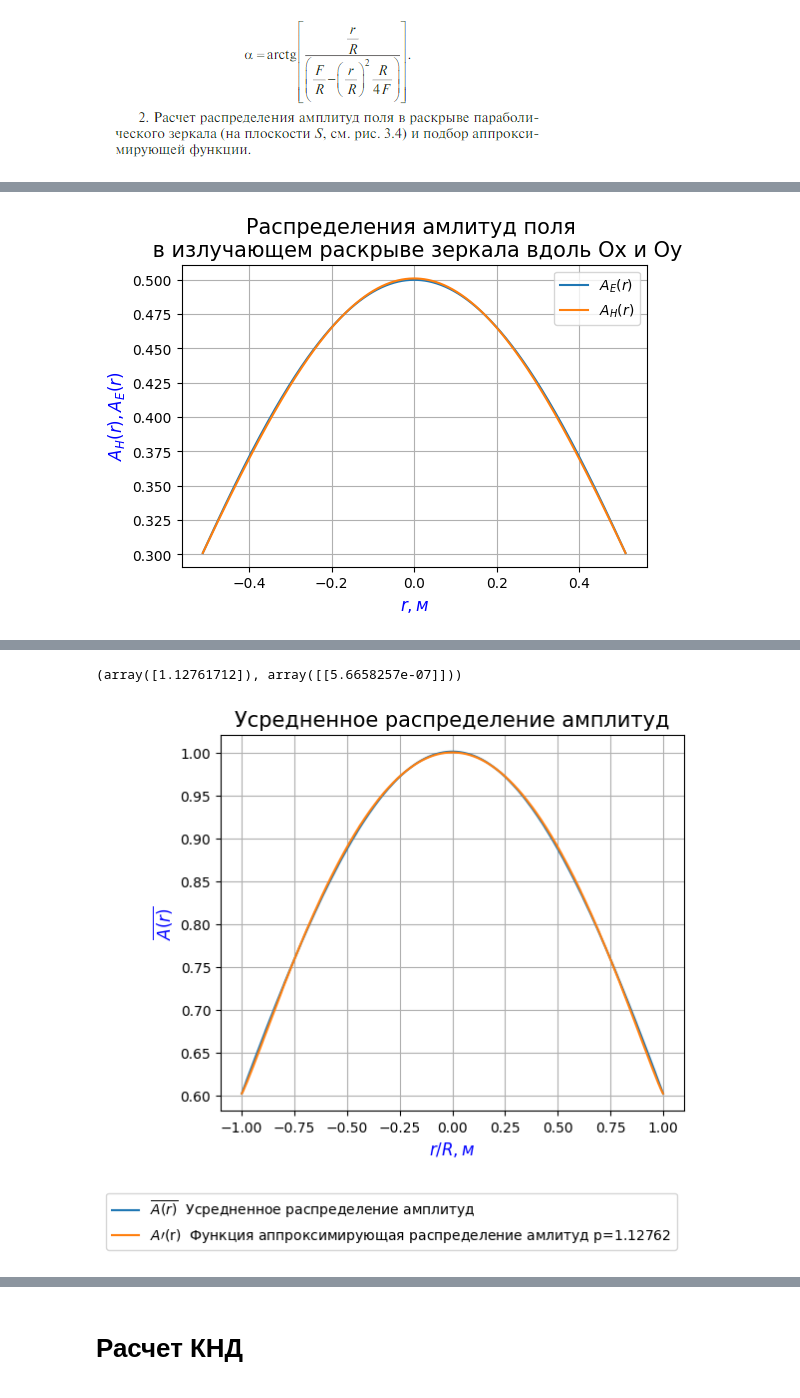
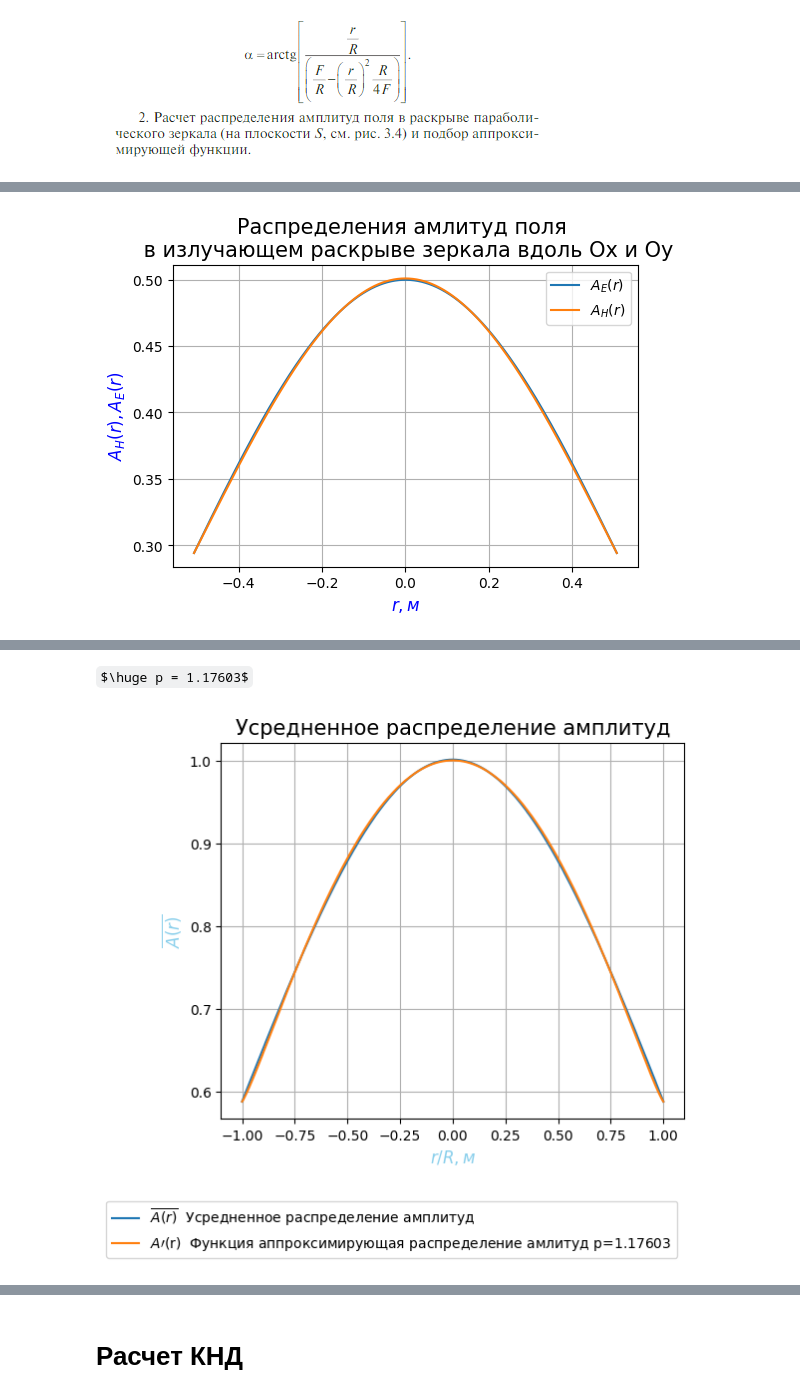
Before and after one commit to AlfaIV/Microwave-and-Antennas-LabWork, a Jupyter notebook: Курсач_СВЧ.ipynb, the cells around one changed output, grey strips where cells are left out. Saved outputs shown, nothing was run; the diff lists cells and outputs as text; code cells hidden in the pictures; some formulas as TeX source.

```diff
--- a/Курсач_СВЧ.ipynb
+++ b/Курсач_СВЧ.ipynb
@@ -53,6 +58,10 @@ import plotly.express as px
 # %% [markdown]
 Зададим начальные условия расчета
 # %%
-f_lim = 8.3e9 #задаем частоту на заданном интервале
+#f_lim = 8.3e9 #задаем частоту на заданном интервале
+f_lim = 8.3e9
+f_l = 7.9e9
+f_h = 8.4e9
 nu = 0.5 #КИП
 G_lim_dB = 36 #КУ в дБ
+f_lim = f_h
@@ -83,8 +147,9 @@ S = pi*R^2 = pi*D^2/4
 
 #задаем начальные значения произвольно
 # 87,10
-psi_0 = rf_math.degree_2_radian(87)
-varphi_2 = rf_math.degree_2_radian(10)
+# 87 20
+psi_0 = rf_math.degree_2_radian(89)
+varphi_2 = rf_math.degree_2_radian(20)
 
 #проводим вычисления параметров антенны
 e = sin((psi_0 + varphi_2)/2)/sin((psi_0 - varphi_2)/2)
@@ -509,7 +646,7 @@ plt.legend()
 plt.ylabel('$A_H(r),A_E(r)$', fontsize=12, color='blue')
 plt.grid(True)
 # %% [output]
-[figure, old version]
+[figure, new version]
 # %% [markdown]
 ![image.png](embedded-picture-1)
 # %%
@@ -526,24 +663,26 @@ A_prime = lambda r,p: a_0 + (1 - a_0)*(1 - (r/R)**2)**p
 p = opt.curve_fit(A_prime,r,data_A)
 #min_func(1)
 #round(p[0][0],0)
-p
+p #1.12761
 #1.9
-#p = [[1.5]]
+p = [[1.17603]]
-# %% [output]
-(array([1.12761712]), array([[5.6658257e-07]]))
+# %%
+IPython.display.Markdown(f"$\huge p = {p[0][0]}$")
+# %% [output]
+$\huge p = 1.17603$
 # %%
 plt.figure(figsize=(6,5),dpi = 100)
 plt.plot(r/R, data_A, label='$\overline{A(r)}$  Усредненное распределение амплитуд')
 #plt.plot(r/R, A_prime(r,round(p[0][0],0)), label= f'$A\prime$(r)  Функция аппроксимирующая распределение амлитуд p={round(p[0][0],0)}')
 plt.plot(r/R, A_prime(r,round(p[0][0],5)), label= f'$A\prime$(r)  Функция аппроксимирующая распределение амлитуд p={round(p[0][0],5)}')
 #plt.plot(r/R, A_prime(r,2), label= f'$A\prime$(r)  Функция аппроксимирующая распределение амлитуд p={2}')
 plt.title("Усредненное распределение амплитуд", fontsize=15)
-plt.xlabel('$r/R,м$', fontsize=12, color='blue')
+plt.xlabel('$r/R,м$', fontsize=12, color='skyblue')
 plt.legend(bbox_to_anchor=(1, -0.2))
-plt.ylabel('$\overline{A(r)}$', fontsize=12, color='blue')
+plt.ylabel('$\overline{A(r)}$', fontsize=12, color='skyblue')
 plt.grid(True)
 # %% [output]
-[figure, old version]
+[figure, new version]
 # %% [markdown]
 ![image.png](embedded-picture-1)
 # %%
```
Also changed, not shown: parts of 67 cells of this notebook.
